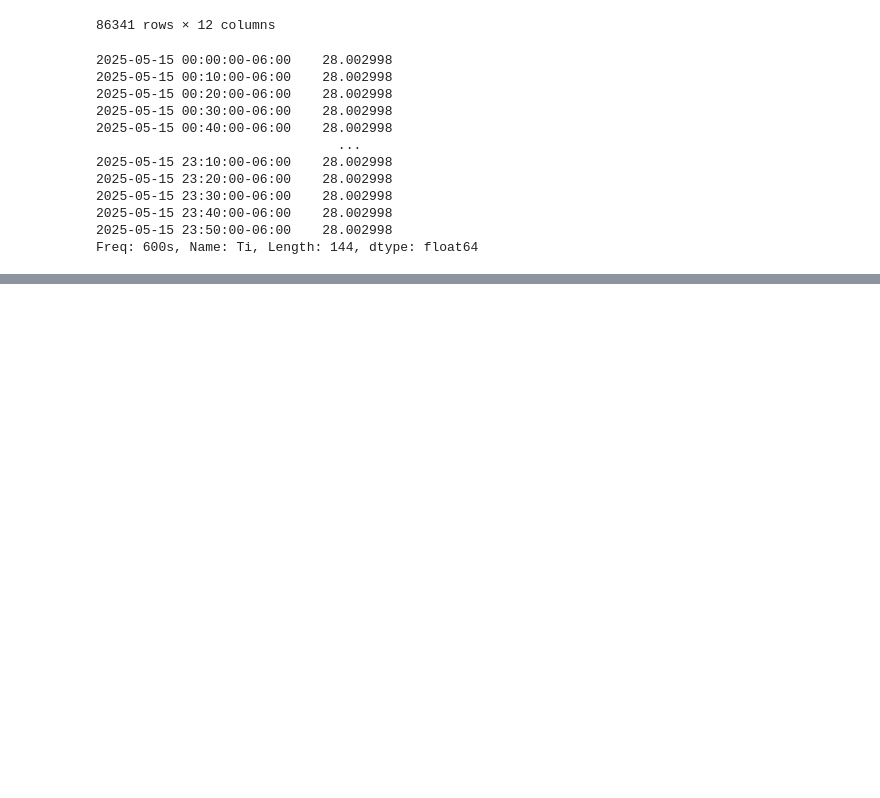
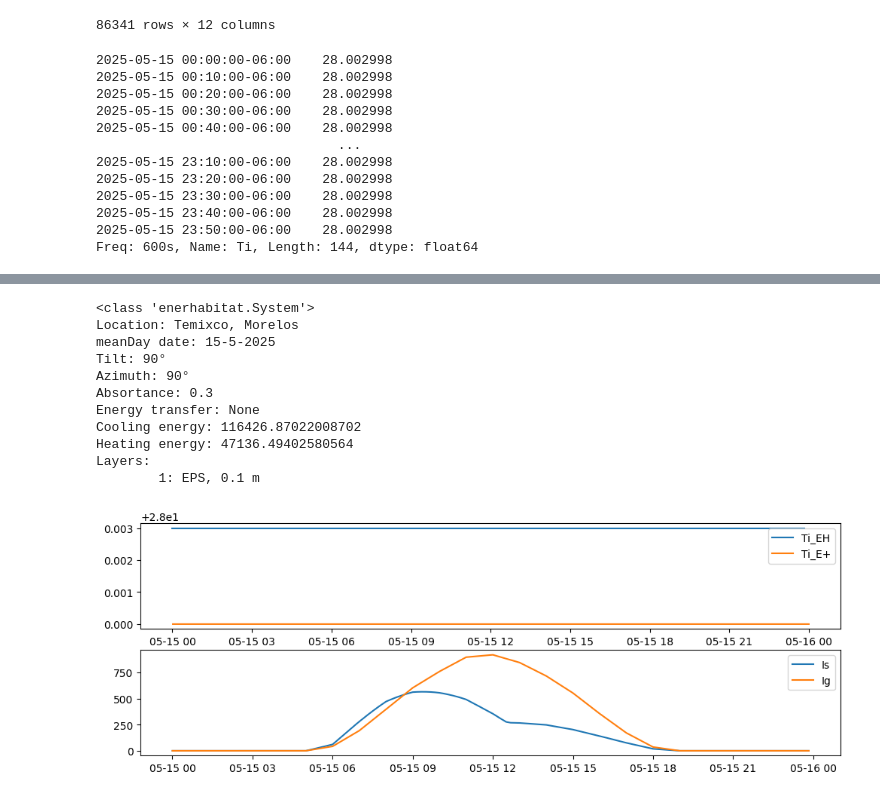
Before and after one commit to Ener-Habitat/eh_validation, a Jupyter notebook: notebooks/001_eh_validation_EPlus_AC.ipynb, the cells around one changed output, grey strips where cells are left out. Drawn from its saved outputs; the diff is of its cells as text; code cells hidden in the pictures; blank space fills up the shorter version.

```diff
--- a/notebooks/001_eh_validation_EPlus_AC.ipynb
+++ b/notebooks/001_eh_validation_EPlus_AC.ipynb
@@ -48,0 +137,19 @@ muro.cooling_energy,muro.heating_energy
+# %%
+material = 'EPS'
+espesor = 0.1
+f = '../idf/10cmEPS_AC.sql'
+
+evaluar(material,espesor,f)
+# %% [output]
+<class 'enerhabitat.System'>
+Location: Temixco, Morelos
+meanDay date: 15-5-2025
+Tilt: 90°
+Azimuth: 90°
+Absortance: 0.3
+Energy transfer: None
+Cooling energy: 116426.87022008702
+Heating energy: 47136.49402580564
+Layers:
+        1: EPS, 0.1 m
+[figure, added]
```
Also changed, not shown: parts of 9 cells of this notebook, 47 other files.
